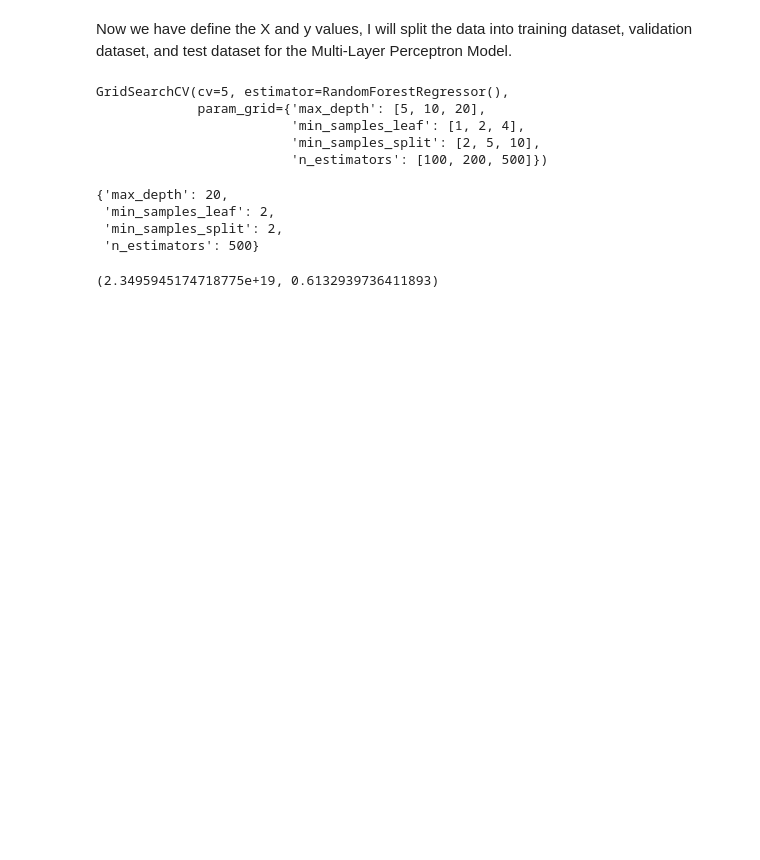
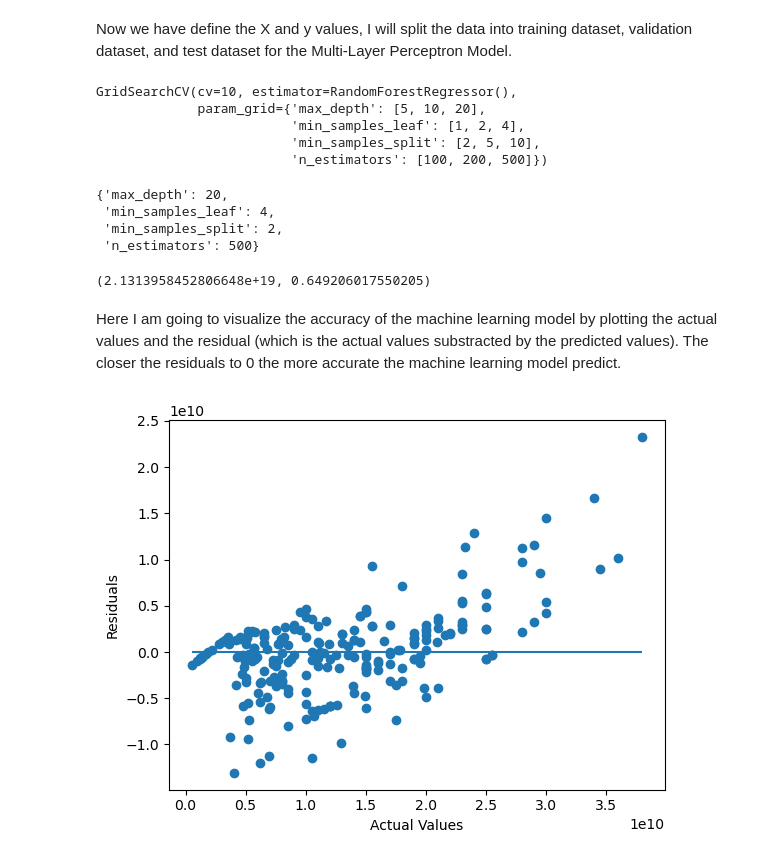
Before and after one commit to maenbos3/SouthJakartaHousingPrice, a Jupyter notebook: Predicting South Jakarta Housing Price.ipynb, the cells around one changed output. Cells and saved outputs as stored; diff of their text form; code cells hidden in the pictures; blank space fills up the shorter version.

```diff
--- a/Predicting South Jakarta Housing Price.ipynb
+++ b/Predicting South Jakarta Housing Price.ipynb
@@ -176,11 +176,11 @@ param_grid = {
 
 rf = RandomForestRegressor()
 
-grid_search = GridSearchCV(rf, param_grid=param_grid, cv=5)
+grid_search = GridSearchCV(rf, param_grid=param_grid, cv=10)
 
 grid_search.fit(X_train_scaled, y_train)
 # %% [output]
-GridSearchCV(cv=5, estimator=RandomForestRegressor(),
+GridSearchCV(cv=10, estimator=RandomForestRegressor(),
              param_grid={'max_depth': [5, 10, 20],
                          'min_samples_leaf': [1, 2, 4],
                          'min_samples_split': [2, 5, 10],
@@ -189,11 +189,11 @@ GridSearchCV(cv=5, estimator=RandomForestRegressor(),
 grid_search.best_params_
 # %% [output]
 {'max_depth': 20,
- 'min_samples_leaf': 2,
+ 'min_samples_leaf': 4,
  'min_samples_split': 2,
  'n_estimators': 500}
 # %%
-model = RandomForestRegressor(n_estimators=500, max_depth=20, random_state=42, min_samples_leaf=2, min_samples_split=2)
+model = RandomForestRegressor(n_estimators=500, max_depth=20, random_state=42, min_samples_leaf=25, min_samples_split=2)
 model.fit(X_train_scaled, y_train)
 
 y_pred = model.predict(X_test)
@@ -202,4 +202,14 @@ r2 = model.score(X_test, y_test)
 # %%
 mse, r2
 # %% [output]
-(2.3495945174718775e+19, 0.6132939736411893)
+(2.1313958452806648e+19, 0.649206017550205)
+# %% [markdown]
+Here I am going to visualize the accuracy of the machine learning model by plotting the actual values and the residual (which is the actual values substracted by the predicted values). The closer the residuals to 0 the more accurate the machine learning model predict.
+# %%
+plt.scatter(y_test, y_test - y_pred)
+plt.hlines(y=0, xmin=y_test.min(), xmax=y_test.max())
+plt.xlabel('Actual Values')
+plt.ylabel('Residuals')
+plt.show()
+# %% [output]
+[figure, added]
```
